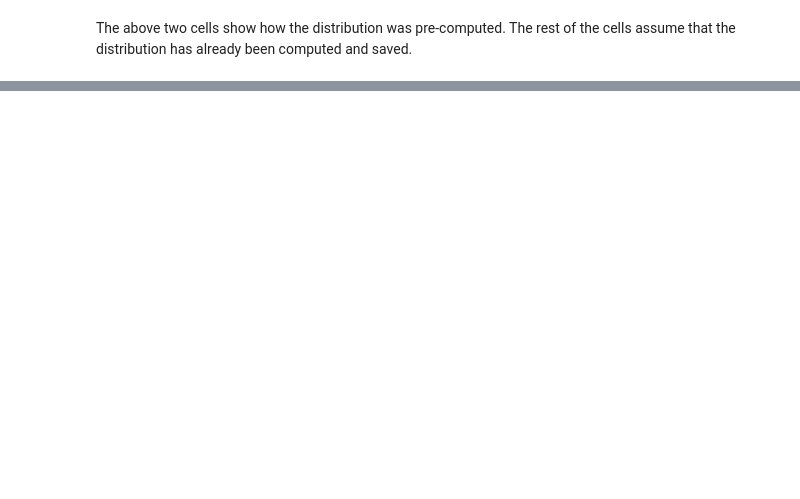
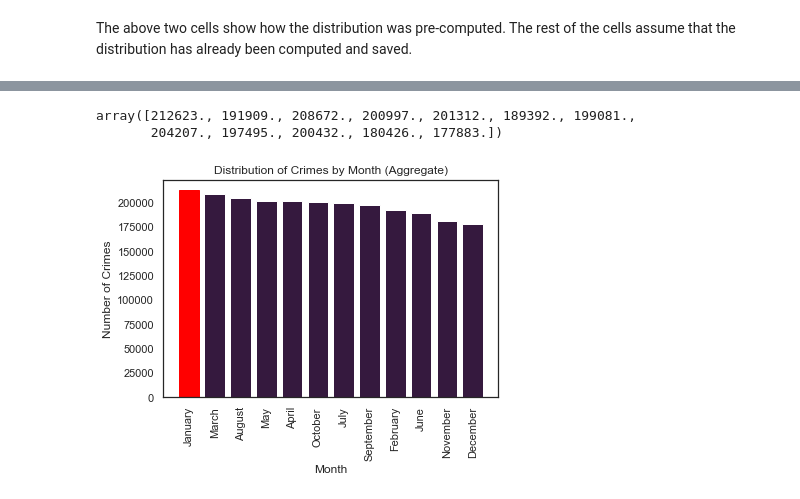
Before and after one commit to hu-simon/sf-crime-analysis, a Jupyter notebook: src/eda.ipynb, the cells around one changed output, grey strips where cells are left out. Cells and saved outputs as stored; diff of their text form; code cells hidden in the pictures; blank space fills up the shorter version.

```diff
--- a/src/eda.ipynb
+++ b/src/eda.ipynb
@@ -101,7 +100,7 @@ KeyboardInterrupt:
 years_crime = {}
 start_time = time.time()
 for year in tqdm(years):
-    indices = years_dict[year]
+    indices = years_indices[year]
     crimes_per_month = np.zeros(12)
     for index in indices:
         month = int(dataframe.iloc[index]["Date"].split("/")[1]) - 1
@@ -152,0 +193,13 @@ plt.show()
+# %%
+# Extract the number of crimes per month.
+conversion_dict = {"January": "01", "February": "02", "March": "03", "April": "04", "May": "05", "June": "06", "July": "07", "August": "08", "September": "09", "October": "10", "November": "11", "December": "12"}
+months = ["January", "February", "March", "April", "May", "June", "July", "August", "September", "October", "November", "December"]
+months_series = dataframe["Date"].apply(lambda x: x.split("/")[1])
+
+crimes_per_month = np.zeros(12)
+start_time = time.time()
+for idx, month in tqdm(enumerate(months), total=len(months)):
+    crimes_per_month[idx] = len(list(months_series[months_series == conversion_dict[month]].index))
+end_time = time.time()
+
+print("\nEntire operation took {} seconds.".format(end_time - start_time))
@@ -152,0 +208,25 @@ plt.show()
+# %%
+crimes_per_month
+# %% [output]
+array([212623., 191909., 208672., 200997., 201312., 189392., 199081.,
+       204207., 197495., 200432., 180426., 177883.])
+# %%
+# Sort the entries in decreasing order.
+sort_key = crimes_per_month.argsort()
+crimes_per_month.sort()
+crimes_per_month[:] = crimes_per_month[::-1]
+months = [months[idx] for idx in sort_key]
+months = months[::-1]
+# %%
+# Plot a bar plot.
+bars = plt.bar(months, crimes_per_month)
+
+# Adjust the plot for readability.
+_ = plt.xticks(rotation="vertical")
+_ = plt.xlabel("Month")
+_ = plt.ylabel("Number of Crimes")
+_ = plt.title("Distribution of Crimes by Month (Aggregate)")
+
+bars[0].set_color("red")
+# %% [output]
+[figure, added]
```
Also changed, not shown: parts of 34 cells of this notebook, 10 other files.
